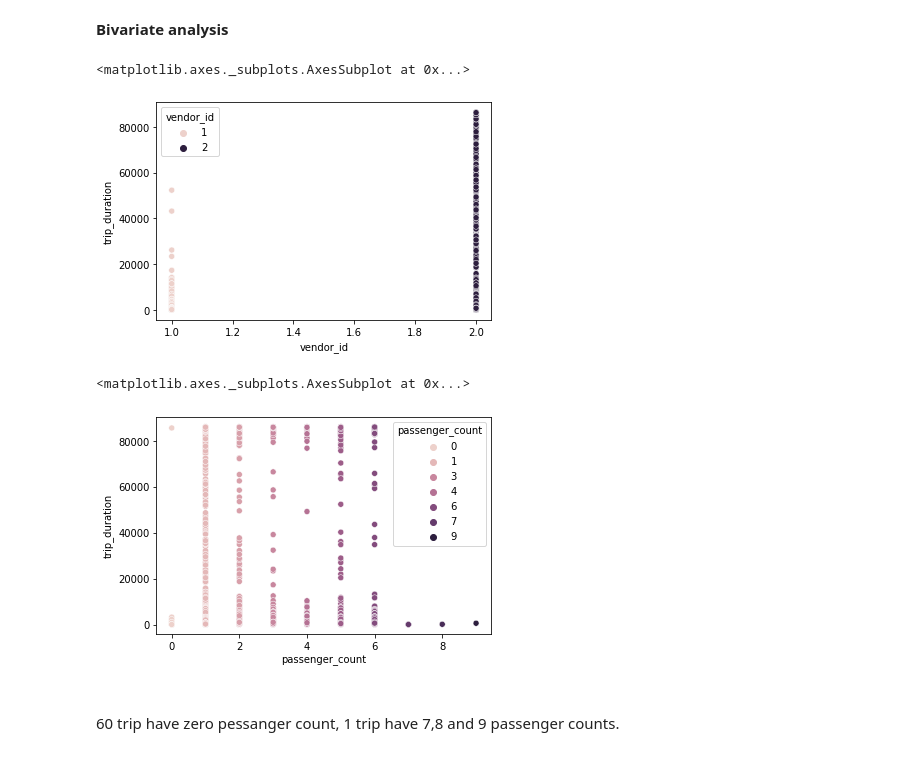
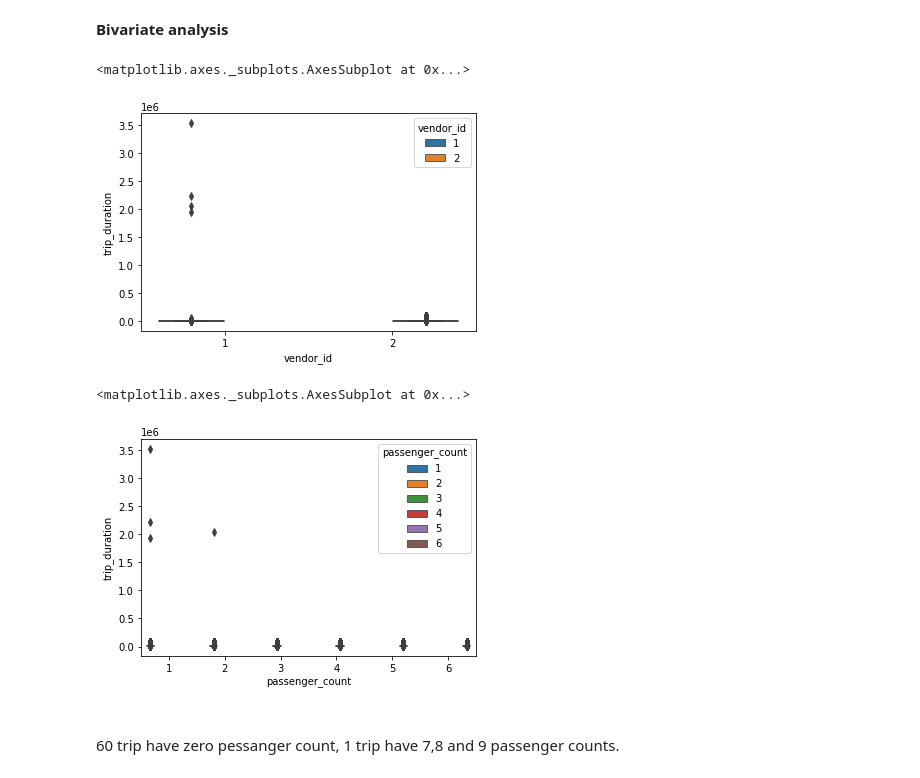
Before and after one commit to ad709kr/NYC-Taxi-Trip-Time-Predction, a Jupyter notebook: NYC_trip_time_prediction_individual.ipynb, the cells around one changed output. Drawn from its saved outputs; the diff is of its cells as text; code cells hidden in the pictures.

```diff
--- a/NYC_trip_time_prediction_individual.ipynb
+++ b/NYC_trip_time_prediction_individual.ipynb
@@ -156,0 +133,22 @@ df['dropoff_month']=df['dropoff_datetime'].dt.month
+# %%
+def great_circle_distance(pickup_latitude,pickup_longitude,dropoff_latitude,dropoff_longitude):
+  pickup = (pickup_latitude,pickup_longitude)
+  dropoff = (dropoff_latitude,dropoff_longitude)
+  return great_circle(pickup,dropoff).km
+
+'''def second_distance(pickup_latitude,pickup_longitude,dropoff_latitude,dropoff_longitude):
+  r = 6371.0
+  pickup_lat = radians(pickup_latitude)
+  pickup_lon = radians(pickup_longitude)
+
+  dropoff_lat = radians(dropoff_latitude)
+  dropoff_lon = radians(dropoff_longitude)
+
+  dis_lat = dropoff_lat-pickup_lat
+  dis_long = dropoff_lon-pickup_lon
+
+  a = sin(dis_lat / 2)**2 + cos(pickup_lat) * cos(dropoff_lat) * sin(dis_long / 2)**2
+  c = 2 * atan2(sqrt(a), sqrt(1 - a))
+
+
+  return r*c'''
@@ -156,0 +157,2 @@ df['dropoff_month']=df['dropoff_datetime'].dt.month
+# %%
+df['trip_distance'] = df.apply(lambda x : great_circle_distance(x['pickup_latitude'],x['pickup_longitude'],x['dropoff_latitude'],x['dropoff_longitude']),axis = 1)
@@ -189,0 +319,6 @@ Name: passenger_count, dtype: int64
+# %%
+lst_of_pc = []
+for i in range(df.shape[0]):
+  if (df['passenger_count'].iloc[i] == 0) or (df['passenger_count'].iloc[i] > 6):
+    lst_of_pc.append(i)
+df.drop(axis = 0, index = lst_of_pc, inplace = True)
@@ -255,0 +396,6 @@ sns.boxplot(data = df, y = 'trip_duration')
+# %%
+lst_1 = []
+for i in range(df.shape[0]):
+  if df['trip_distance'].iloc[i] == 0:
+    lst_1.append(i)
+df.drop(axis = 0, index = lst_1, inplace = True)
@@ -282,15 +439,15 @@ sns.countplot(df['dropoff_month'])
 **Bivariate analysis**
 # %%
 # vendor_id vs trip duration
-sns.scatterplot(data = df, x = 'vendor_id', y ='trip_duration', hue='vendor_id')
+sns.boxplot(data = df, x = 'vendor_id', y ='trip_duration', hue='vendor_id')
 # %% [output]
 <matplotlib.axes._subplots.AxesSubplot at 0x...>
-[figure, old version]
+[figure, new version]
 # %%
-sns.scatterplot(data = df, x = 'passenger_count', y ='trip_duration', hue='passenger_count')
+sns.boxplot(data = df, x = 'passenger_count', y ='trip_duration', hue='passenger_count')
 # %% [output]
 <matplotlib.axes._subplots.AxesSubplot at 0x...>
-[figure, old version]
+[figure, new version]
 # %% [markdown]
 <br> 60 trip have zero pessanger count, 1 trip have 7,8 and 9 passenger counts.
 # %%
```
Also changed, not shown: parts of 47 cells of this notebook.
